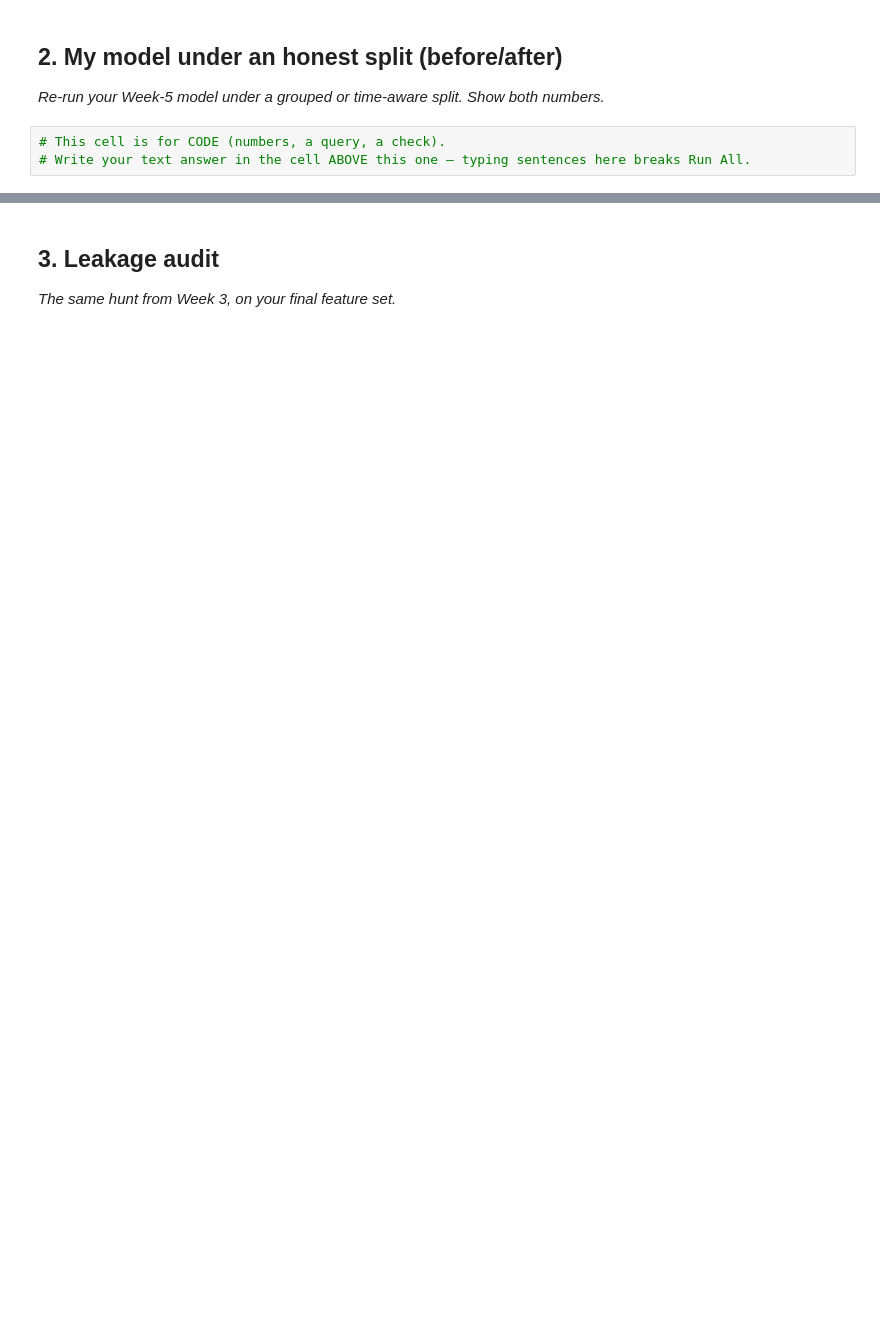
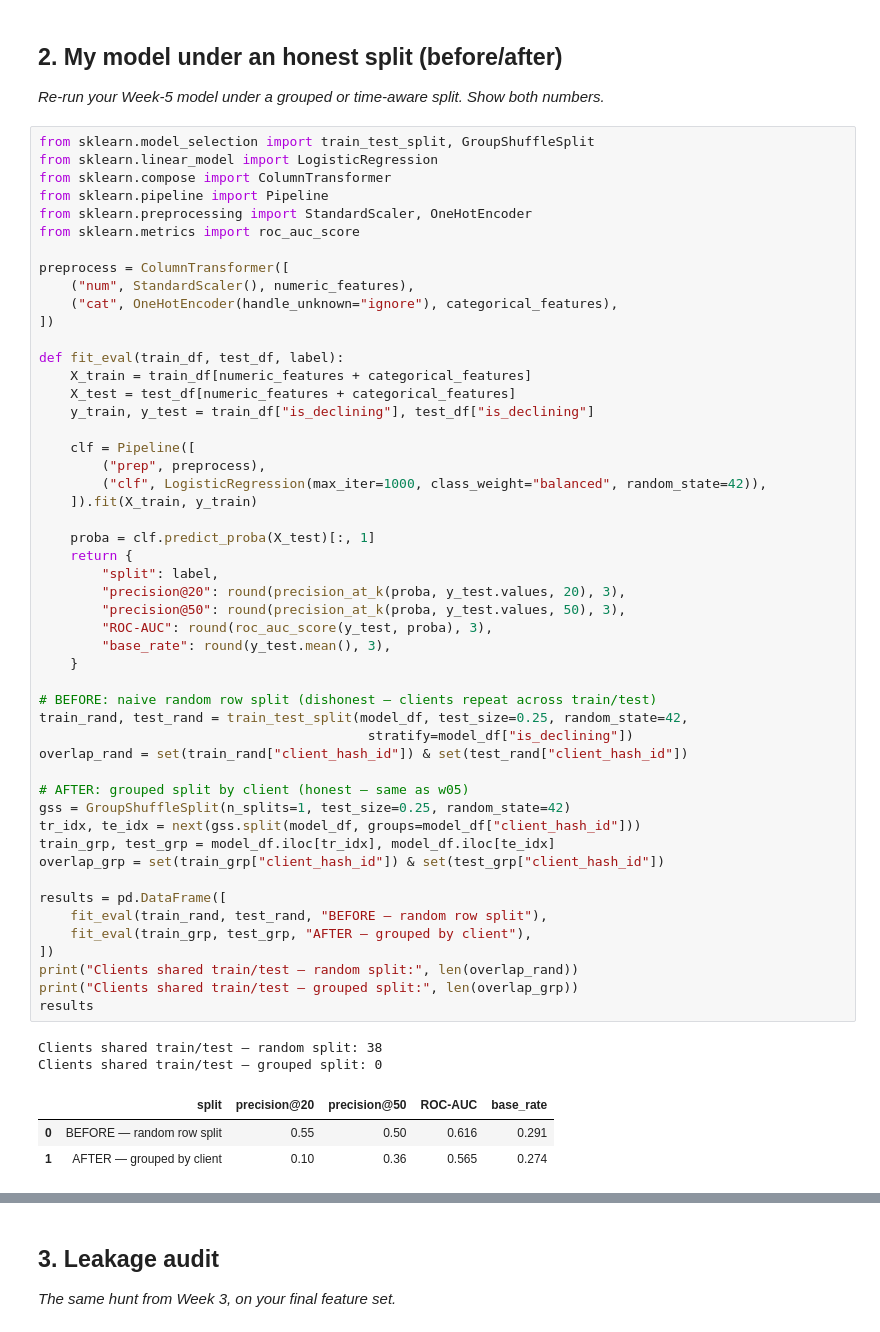
Before and after one commit to M-Sheheryar-khan/FlyRank-ML-Internship-Starter-Repo, a Jupyter notebook: work/notebooks/w06_validation_audit.ipynb, the cells around one changed output, grey strips where cells are left out. Drawn from its saved outputs; the diff is of its cells as text; blank space fills up the shorter version.

```diff
--- a/work/notebooks/w06_validation_audit.ipynb
+++ b/work/notebooks/w06_validation_audit.ipynb
@@ -17,6 +82,59 @@ This skeleton is yours to fill. Work the sections **in order** — each one has
 ## 2. My model under an honest split (before/after)
 
 *Re-run your Week-5 model under a grouped or time-aware split. Show both numbers.*
-# %%
-# This cell is for CODE (numbers, a query, a check).
-# Write your text answer in the cell ABOVE this one — typing sentences here breaks Run All.
+# %%
+from sklearn.model_selection import train_test_split, GroupShuffleSplit
+from sklearn.linear_model import LogisticRegression
+from sklearn.compose import ColumnTransformer
+from sklearn.pipeline import Pipeline
+from sklearn.preprocessing import StandardScaler, OneHotEncoder
+from sklearn.metrics import roc_auc_score
+
+preprocess = ColumnTransformer([
+    ("num", StandardScaler(), numeric_features),
+    ("cat", OneHotEncoder(handle_unknown="ignore"), categorical_features),
+])
+
+def fit_eval(train_df, test_df, label):
+    X_train = train_df[numeric_features + categorical_features]
+    X_test = test_df[numeric_features + categorical_features]
+    y_train, y_test = train_df["is_declining"], test_df["is_declining"]
+
+    clf = Pipeline([
+        ("prep", preprocess),
+        ("clf", LogisticRegression(max_iter=1000, class_weight="balanced", random_state=42)),
+    ]).fit(X_train, y_train)
+
+    proba = clf.predict_proba(X_test)[:, 1]
+    return {
+        "split": label,
+        "precision@20": round(precision_at_k(proba, y_test.values, 20), 3),
+        "precision@50": round(precision_at_k(proba, y_test.values, 50), 3),
+        "ROC-AUC": round(roc_auc_score(y_test, proba), 3),
+        "base_rate": round(y_test.mean(), 3),
+    }
+
+# BEFORE: naive random row split (dishonest — clients repeat across train/test)
+train_rand, test_rand = train_test_split(model_df, test_size=0.25, random_state=42,
+                                          stratify=model_df["is_declining"])
+overlap_rand = set(train_rand["client_hash_id"]) & set(test_rand["client_hash_id"])
+
+# AFTER: grouped split by client (honest — same as w05)
+gss = GroupShuffleSplit(n_splits=1, test_size=0.25, random_state=42)
+tr_idx, te_idx = next(gss.split(model_df, groups=model_df["client_hash_id"]))
+train_grp, test_grp = model_df.iloc[tr_idx], model_df.iloc[te_idx]
+overlap_grp = set(train_grp["client_hash_id"]) & set(test_grp["client_hash_id"])
+
+results = pd.DataFrame([
+    fit_eval(train_rand, test_rand, "BEFORE — random row split"),
+    fit_eval(train_grp, test_grp, "AFTER — grouped by client"),
+])
+print("Clients shared train/test — random split:", len(overlap_rand))
+print("Clients shared train/test — grouped split:", len(overlap_grp))
+results
+# %% [output]
+Clients shared train/test — random split: 38
+Clients shared train/test — grouped split: 0
+|  | split | precision@20 | precision@50 | ROC-AUC | base_rate |
+| 0 | BEFORE — random row split | 0.55 | 0.50 | 0.616 | 0.291 |
+| 1 | AFTER — grouped by client | 0.10 | 0.36 | 0.565 | 0.274 |
```
Also changed, not shown: parts of 10 cells of this notebook.
